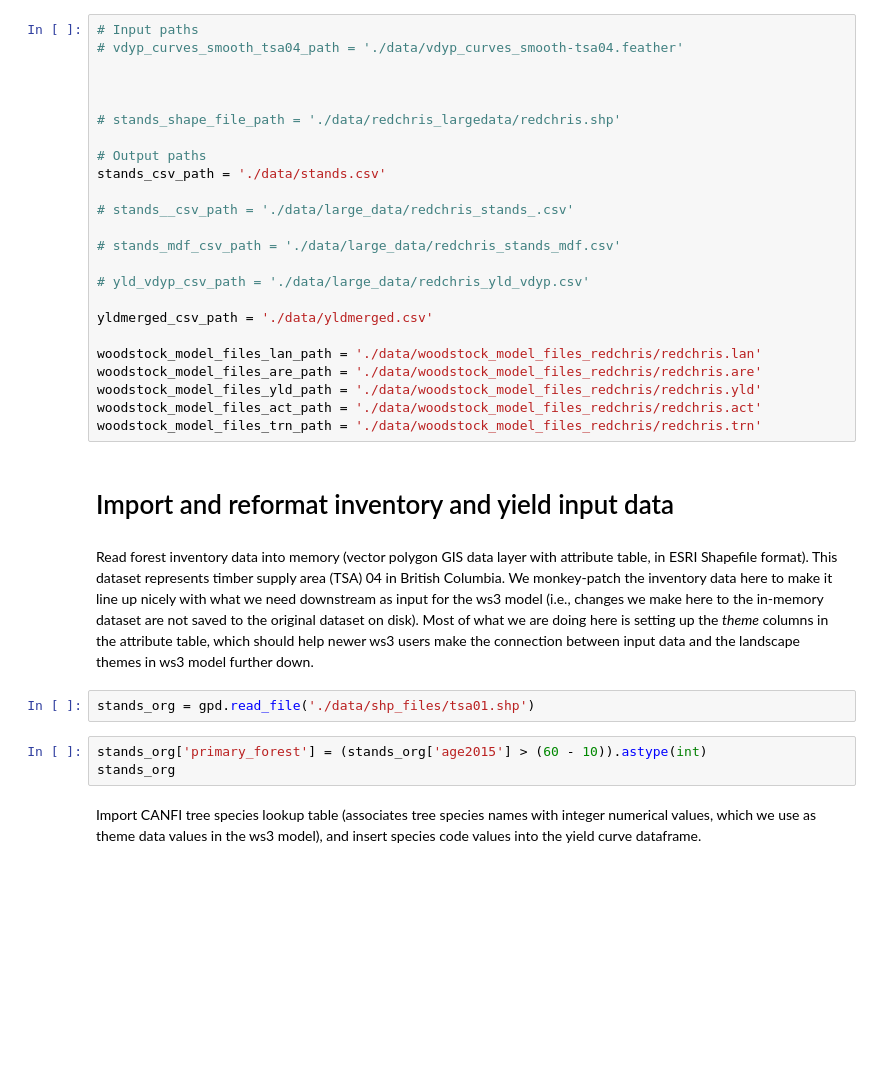
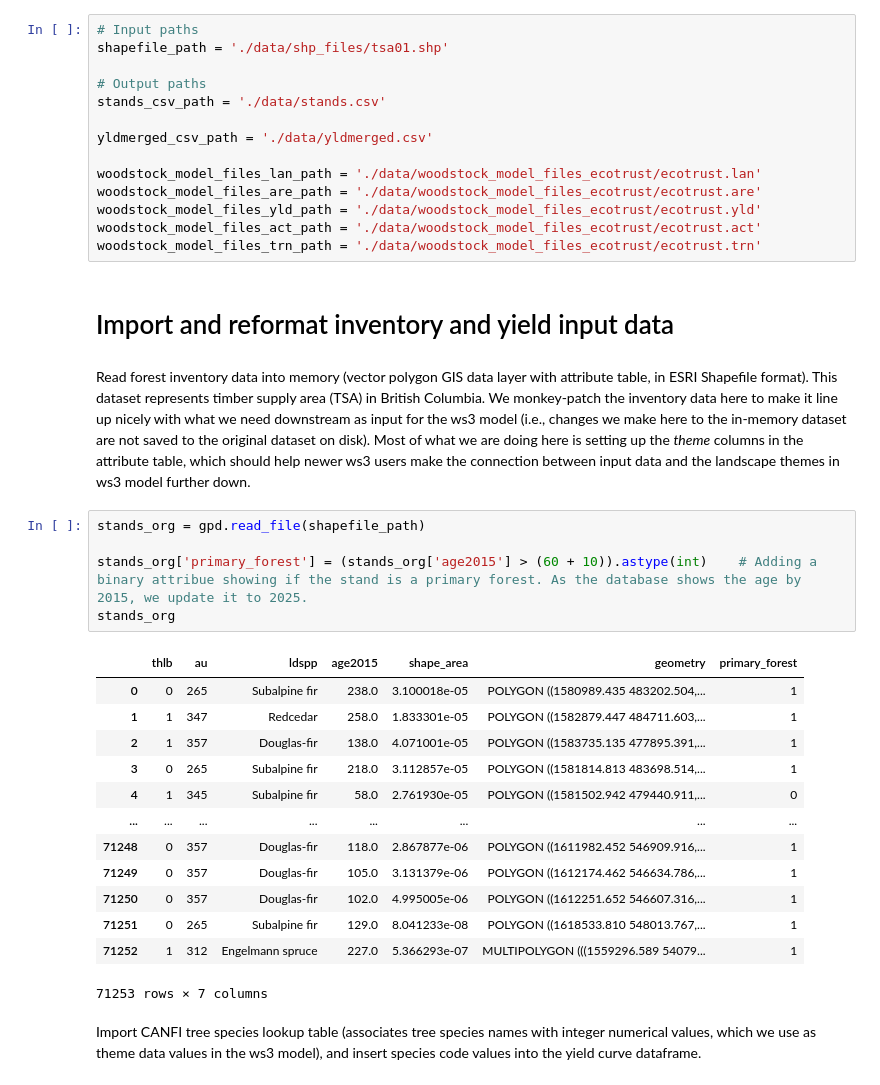
Before and after one commit to UBC-FRESH/ecotrust-dss, a Jupyter notebook: 00_woodstock_files.ipynb, the cells around one changed output. Cells and saved outputs as stored; diff of their text form; blank space fills up the shorter version.

```diff
--- a/00_woodstock_files.ipynb
+++ b/00_woodstock_files.ipynb
@@ -26,36 +30,40 @@ max_age =  1000
 # %%
 # Input paths
-# vdyp_curves_smooth_tsa04_path = './data/vdyp_curves_smooth-tsa04.feather'
-
-
-
-# stands_shape_file_path = './data/redchris_largedata/redchris.shp'
+shapefile_path = './data/shp_files/tsa01.shp'
 
 # Output paths
 stands_csv_path = './data/stands.csv'
 
-# stands__csv_path = './data/large_data/redchris_stands_.csv'
-
-# stands_mdf_csv_path = './data/large_data/redchris_stands_mdf.csv'
-
-# yld_vdyp_csv_path = './data/large_data/redchris_yld_vdyp.csv'
-
 yldmerged_csv_path = './data/yldmerged.csv'
 
-woodstock_model_files_lan_path = './data/woodstock_model_files_redchris/redchris.lan'
-woodstock_model_files_are_path = './data/woodstock_model_files_redchris/redchris.are'
-woodstock_model_files_yld_path = './data/woodstock_model_files_redchris/redchris.yld'
-woodstock_model_files_act_path = './data/woodstock_model_files_redchris/redchris.act'
-woodstock_model_files_trn_path = './data/woodstock_model_files_redchris/redchris.trn'
+woodstock_model_files_lan_path = './data/woodstock_model_files_ecotrust/ecotrust.lan'
+woodstock_model_files_are_path = './data/woodstock_model_files_ecotrust/ecotrust.are'
+woodstock_model_files_yld_path = './data/woodstock_model_files_ecotrust/ecotrust.yld'
+woodstock_model_files_act_path = './data/woodstock_model_files_ecotrust/ecotrust.act'
+woodstock_model_files_trn_path = './data/woodstock_model_files_ecotrust/ecotrust.trn'
 # %% [markdown]
 # Import and reformat inventory and yield input data
 # %% [markdown]
-Read forest inventory data into memory (vector polygon GIS data layer with attribute table, in ESRI Shapefile format). This dataset represents timber supply area (TSA) 04 in British Columbia. We monkey-patch the inventory data here to make it line up nicely with what we need downstream as input for the ws3 model (i.e., changes we make here to the in-memory dataset are not saved to the original dataset on disk). Most of what we are doing here is setting up the _theme_ columns in the attribute table, which should help newer ws3 users make the connection between input data and the landscape themes in ws3 model further down.
+Read forest inventory data into memory (vector polygon GIS data layer with attribute table, in ESRI Shapefile format). This dataset represents timber supply area (TSA) in British Columbia. We monkey-patch the inventory data here to make it line up nicely with what we need downstream as input for the ws3 model (i.e., changes we make here to the in-memory dataset are not saved to the original dataset on disk). Most of what we are doing here is setting up the _theme_ columns in the attribute table, which should help newer ws3 users make the connection between input data and the landscape themes in ws3 model further down.
-# %%
-stands_org = gpd.read_file('./data/shp_files/tsa01.shp')
-# %%
-stands_org['primary_forest'] = (stands_org['age2015'] > (60 - 10)).astype(int)
-stands_org
+# %%
+stands_org = gpd.read_file(shapefile_path)
+
+stands_org['primary_forest'] = (stands_org['age2015'] > (60 + 10)).astype(int)    # Adding a binary attribue showing if the stand is a primary forest. As the database shows the age by 2015, we update it to 2025.
+stands_org
+# %% [output]
+|  | thlb | au | ldspp | age2015 | shape_area | geometry | primary_forest |
+| 0 | 0 | 265 | Subalpine fir | 238.0 | 3.100018e-05 | POLYGON ((1580989.435 483202.504,... | 1 |
+| 1 | 1 | 347 | Redcedar | 258.0 | 1.833301e-05 | POLYGON ((1582879.447 484711.603,... | 1 |
+| 2 | 1 | 357 | Douglas-fir | 138.0 | 4.071001e-05 | POLYGON ((1583735.135 477895.391,... | 1 |
+| 3 | 0 | 265 | Subalpine fir | 218.0 | 3.112857e-05 | POLYGON ((1581814.813 483698.514,... | 1 |
+| 4 | 1 | 345 | Subalpine fir | 58.0 | 2.761930e-05 | POLYGON ((1581502.942 479440.911,... | 0 |
+| ... | ... | ... | ... | ... | ... | ... | ... |
+| 71248 | 0 | 357 | Douglas-fir | 118.0 | 2.867877e-06 | POLYGON ((1611982.452 546909.916,... | 1 |
+| 71249 | 0 | 357 | Douglas-fir | 105.0 | 3.131379e-06 | POLYGON ((1612174.462 546634.786,... | 1 |
+| 71250 | 0 | 357 | Douglas-fir | 102.0 | 4.995005e-06 | POLYGON ((1612251.652 546607.316,... | 1 |
+| 71251 | 0 | 265 | Subalpine fir | 129.0 | 8.041233e-08 | POLYGON ((1618533.810 548013.767,... | 1 |
+| 71252 | 1 | 312 | Engelmann spruce | 227.0 | 5.366293e-07 | MULTIPOLYGON (((1559296.589 54079... | 1 |
+71253 rows × 7 columns
 # %% [markdown]
 Import CANFI tree species lookup table (associates tree species names with integer numerical values, which we use as theme data values in the ws3 model), and insert species code values into the yield curve dataframe.
 # %%
```
Also changed, not shown: parts of 129 cells of this notebook, 2 other files.
